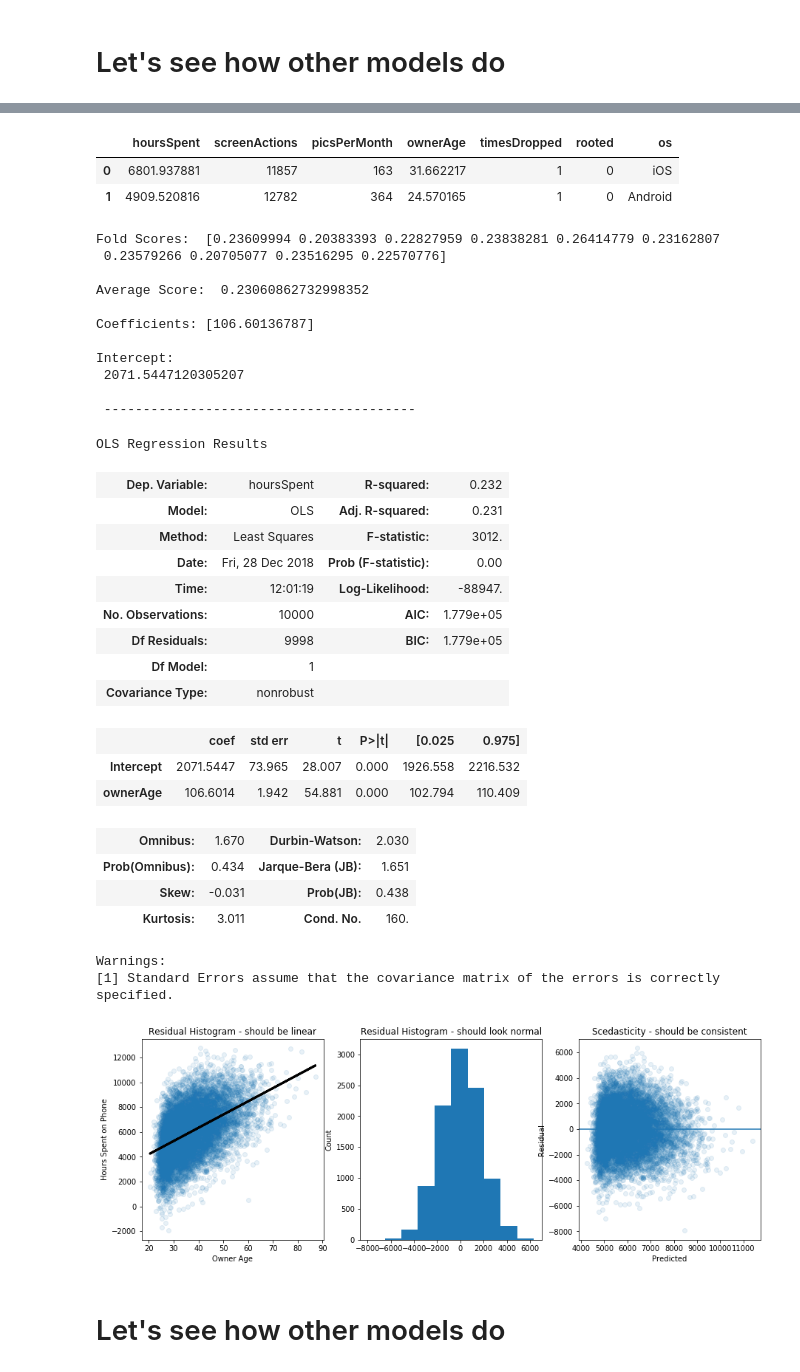
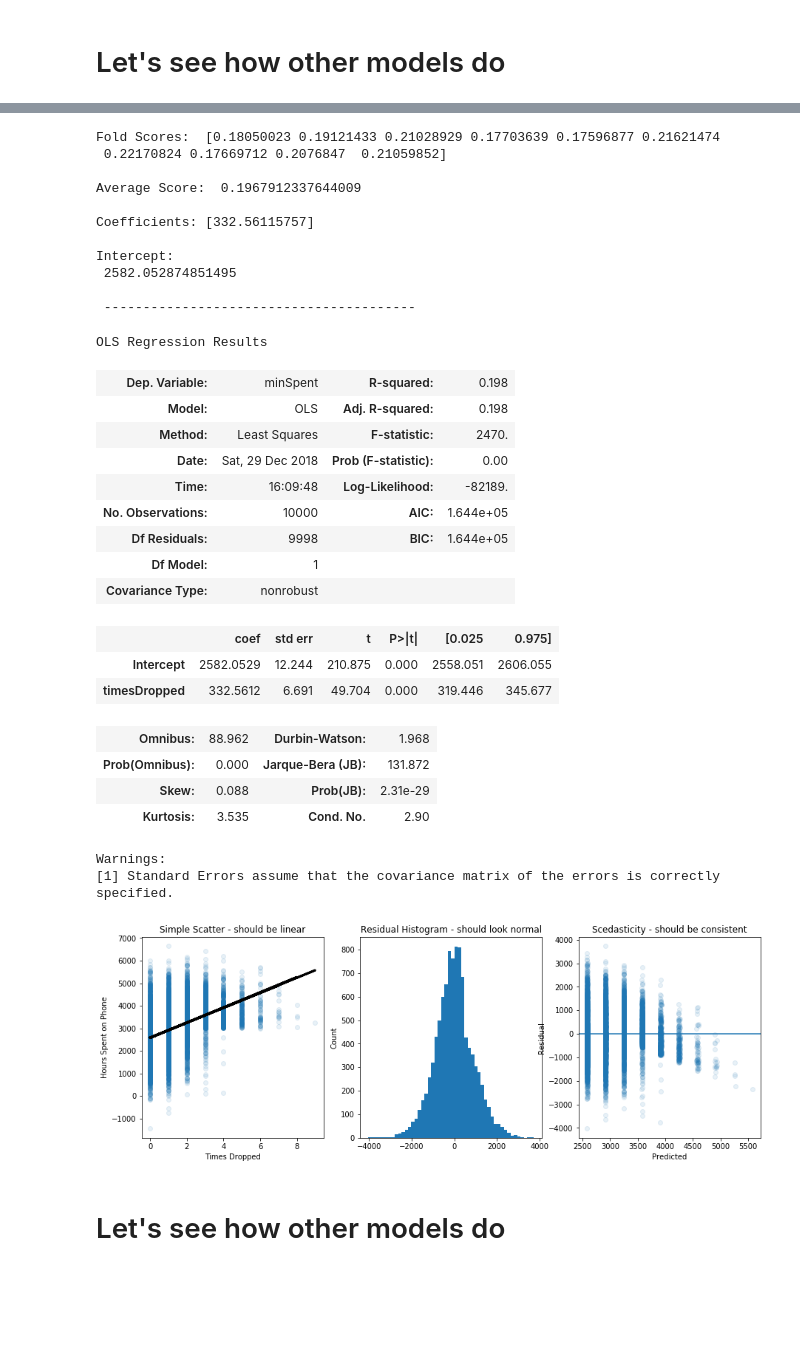
Before and after one commit to conditg/predicting-disruption, a Jupyter notebook: working-notebook.ipynb, the cells around one changed output, grey strips where cells are left out. Drawn from its saved outputs; the diff is of its cells as text; code cells hidden in the pictures; blank space fills up the shorter version.

```diff
--- a/working-notebook.ipynb
+++ b/working-notebook.ipynb
@@ -39,6 +39,11 @@ class createSet(object): # Make this subclass pd dataframe? #https://stackoverfl
         targetMean = 3000 #based on my own average of ~50 hours/month
         targetStd = 1000 #guess
 
+        #Some of the features will be calculated using the target variable to artificially create some
+        # correlation. However, I don't want them to automatically inherit the skewness of the target
+        # variable, so instead of basing the independing variables directly on the target, I will
+        # create a normal distribution on the same scale that is sorted to match the order of the
+        # target variable. That enables creating correlated features without inheriting skew.
         if targetskew:
             self.standardNormalTarget =  raw[:,0]
             intendedSortOrder = stats.rankdata(self.standardNormalTarget, method='ordinal')
@@ -51,11 +56,7 @@ class createSet(object): # Make this subclass pd dataframe? #https://stackoverfl
             self.minSpent = self.standardNormalTarget*targetStd + targetMean
             df = pd.DataFrame(self.minSpent, columns=['minSpent'])
 
-        #Some of the features will be calculated using the target variable to artificially create some
-        # correlation. However, I don't want them to automatically inherit the skewness of the target
-        # variable, so instead of basing the independing variables directly on the target, I will
-        # create a normal distribution on the same scale that is sorted to match the order of the
-        # target variable. That enables creating correlated features without inheriting skew.
+
 
 
         #This adds a normally distributed feature with the correlations specified by the 2nd column of (cov=)
@@ -79,8 +80,8 @@ class createSet(object): # Make this subclass pd dataframe? #https://stackoverfl
 
 
         #This adds a poisson distribution that's typically around .17 correlation
-        df['timesDropped'] = [np.random.poisson(lam=1.5) if x > 0 else
-                              np.random.poisson(lam=1.0) for x in self.standardNormalTarget]
+        df['timesDropped'] = [np.random.poisson(lam=2) if x > 0 else
+                              np.random.poisson(lam=.5) for x in self.standardNormalTarget]
 
 
         #This adds a bernoulli distribution for whether the phone is rooted, typically around .06 correlation
@@ -1289,13 +1290,7 @@ plt.show()
-# %%
-normal = createSet(targetskew=0, size=10000)
-normal.df.head(2)
-# %% [output]
-|  | hoursSpent | screenActions | picsPerMonth | ownerAge | timesDropped | rooted | os |
-| 0 | 6801.937881 | 11857 | 163 | 31.662217 | 1 | 0 | iOS |
-| 1 | 4909.520816 | 12782 | 364 | 24.570165 | 1 | 0 | Android |
 # %%
+normal = createSet(targetskew=0, size=10000)
 #sklearn
-x = normal.df['ownerAge']
+x = normal.df['timesDropped']
 y = normal.df['minSpent']
 regr.fit(pd.DataFrame(x),y)
 scores = cross_val_score(regr,pd.DataFrame(x),y,cv=10)
@@ -1307,67 +1302,67 @@ print('\n','-'*40)
 
 #statsmodels
 
-linear_formula = 'minSpent ~ ownerAge'
+linear_formula = 'minSpent ~ timesDropped'
 
 # Fit the model to our data using the formula.
 lm = smf.ols(formula=linear_formula, data=normal.df).fit()
 lm.summary()
 # %% [output]
-Fold Scores:  [0.23609994 0.20383393 0.22827959 0.23838281 0.26414779 0.23162807
- 0.23579266 0.20705077 0.23516295 0.22570776]
+Fold Scores:  [0.18050023 0.19121433 0.21028929 0.17703639 0.17596877 0.21621474
+ 0.22170824 0.17669712 0.2076847  0.21059852]
 
-Average Score:  0.23060862732998352
+Average Score:  0.1967912337644009
 
-Coefficients: [106.60136787]
+Coefficients: [332.56115757]
 
 Intercept:
- 2071.5447120305207
+ 2582.052874851495
 
  ----------------------------------------
 OLS Regression Results
-| Dep. Variable: | hoursSpent | R-squared: | 0.232 |
-| Model: | OLS | Adj. R-squared: | 0.231 |
-| Method: | Least Squares | F-statistic: | 3012. |
-| Date: | Fri, 28 Dec 2018 | Prob (F-statistic): | 0.00 |
-| Time: | 12:01:19 | Log-Likelihood: | -88947. |
-| No. Observations: | 10000 | AIC: | 1.779e+05 |
-| Df Residuals: | 9998 | BIC: | 1.779e+05 |
+| Dep. Variable: | minSpent | R-squared: | 0.198 |
+| Model: | OLS | Adj. R-squared: | 0.198 |
+| Method: | Least Squares | F-statistic: | 2470. |
+| Date: | Sat, 29 Dec 2018 | Prob (F-statistic): | 0.00 |
+| Time: | 16:09:48 | Log-Likelihood: | -82189. |
+| No. Observations: | 10000 | AIC: | 1.644e+05 |
+| Df Residuals: | 9998 | BIC: | 1.644e+05 |
 | Df Model: | 1 |  |  |
 | Covariance Type: | nonrobust |  |  |
 |  | coef | std err | t | P>|t| | [0.025 | 0.975] |
-| Intercept | 2071.5447 | 73.965 | 28.007 | 0.000 | 1926.558 | 2216.532 |
-| ownerAge | 106.6014 | 1.942 | 54.881 | 0.000 | 102.794 | 110.409 |
+| Intercept | 2582.0529 | 12.244 | 210.875 | 0.000 | 2558.051 | 2606.055 |
+| timesDropped | 332.5612 | 6.691 | 49.704 | 0.000 | 319.446 | 345.677 |
-| Omnibus: | 1.670 | Durbin-Watson: | 2.030 |
-| Prob(Omnibus): | 0.434 | Jarque-Bera (JB): | 1.651 |
-| Skew: | -0.031 | Prob(JB): | 0.438 |
-| Kurtosis: | 3.011 | Cond. No. | 160. |
+| Omnibus: | 88.962 | Durbin-Watson: | 1.968 |
+| Prob(Omnibus): | 0.000 | Jarque-Bera (JB): | 131.872 |
+| Skew: | 0.088 | Prob(JB): | 2.31e-29 |
+| Kurtosis: | 3.535 | Cond. No. | 2.90 |
 Warnings:
 [1] Standard Errors assume that the covariance matrix of the errors is correctly specified.
 # %%
 #Let's check how our output looks:
 pred = cross_val_predict(regr,pd.DataFrame(x),y,cv=10)
 residual = y - pred
 
 plt.figure(figsize=[15,5])
 plt.subplot(131)
 plt.scatter(x,y, alpha=.1)
-plt.plot(x, regr.predict(pd.DataFrame(x)), color='black', linewidth=3)
-plt.title('Residual Histogram - should be linear')
+plt.plot(x, pred, color='black', linewidth=3)
+plt.title('Simple Scatter - should be linear')
 plt.ylabel('Hours Spent on Phone')
-plt.xlabel('Owner Age')
+plt.xlabel('Times Dropped')
 plt.subplot(132)
-plt.hist(residual)
+plt.hist(residual, bins=50)
 plt.title('Residual Histogram - should look normal')
 plt.ylabel('Count')
 plt.subplot(133)
 plt.scatter(pred, residual, alpha=.1)
 plt.xlabel('Predicted')
 plt.ylabel('Residual')
 plt.axhline(y=0)
 plt.title('Scedasticity - should be consistent')
 plt.show()
 # %% [output]
-[figure, old version]
+[figure, new version]
 # %% [markdown]
 # Let's see how other models do
 # %%
```
Also changed, not shown: parts of 52 cells of this notebook, 2 other files.
